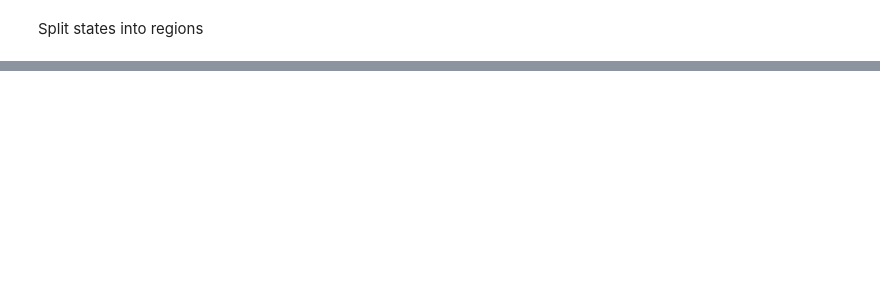
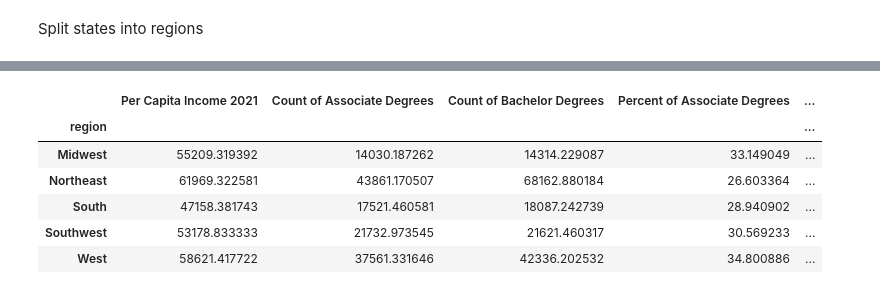
Before and after one commit to Amyebaker/Project1, a Jupyter notebook: Project test-updated.ipynb, the cells around one changed output, grey strips where cells are left out. Cells and saved outputs as stored; diff of their text form; code cells hidden in the pictures; blank space fills up the shorter version.

```diff
--- a/Project test-updated.ipynb
+++ b/Project test-updated.ipynb
@@ -175,3 +313,14 @@ region_df.head()
+# %%
+region_avg_df = region_df.groupby(["region"]).mean()
+region_avg_df
+# %% [output]
+|  | Per Capita Income 2021 | Count of Associate Degrees | Count of Bachelor Degrees | Percent of Associate Degrees | ... |
+| region |  |  |  |  | ... |
+| Midwest | 55209.319392 | 14030.187262 | 14314.229087 | 33.149049 | ... |
+| Northeast | 61969.322581 | 43861.170507 | 68162.880184 | 26.603364 | ... |
+| South | 47158.381743 | 17521.460581 | 18087.242739 | 28.940902 | ... |
+| Southwest | 53178.833333 | 21732.973545 | 21621.460317 | 30.569233 | ... |
+| West | 58621.417722 | 37561.331646 | 42336.202532 | 34.800886 | ... |
 # %%
 # Split DataFrame into regions
 south_region_df = region_df.loc[region_df["region"]== "South", :]
```
Also changed, not shown: parts of 21 cells of this notebook.
